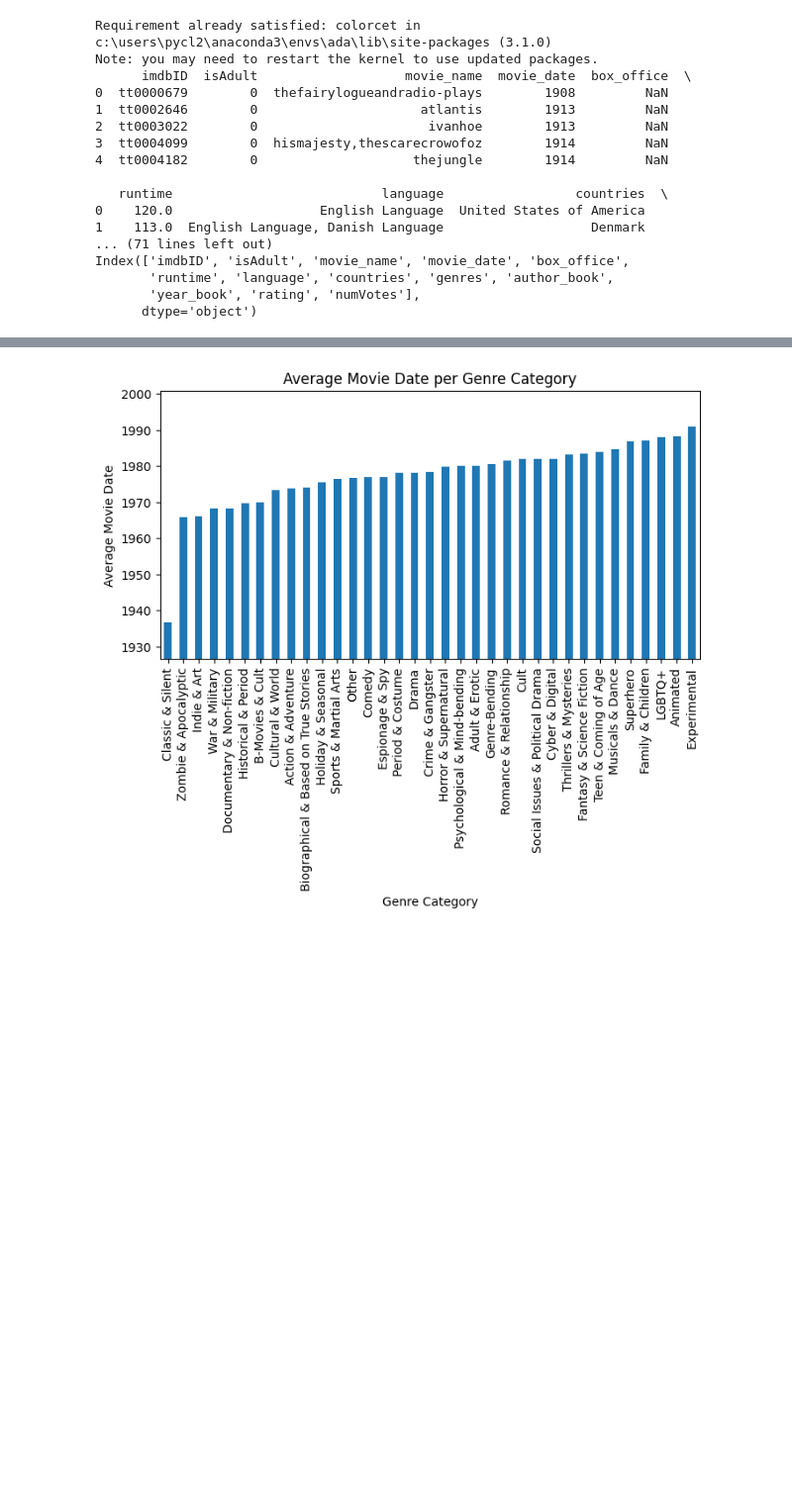
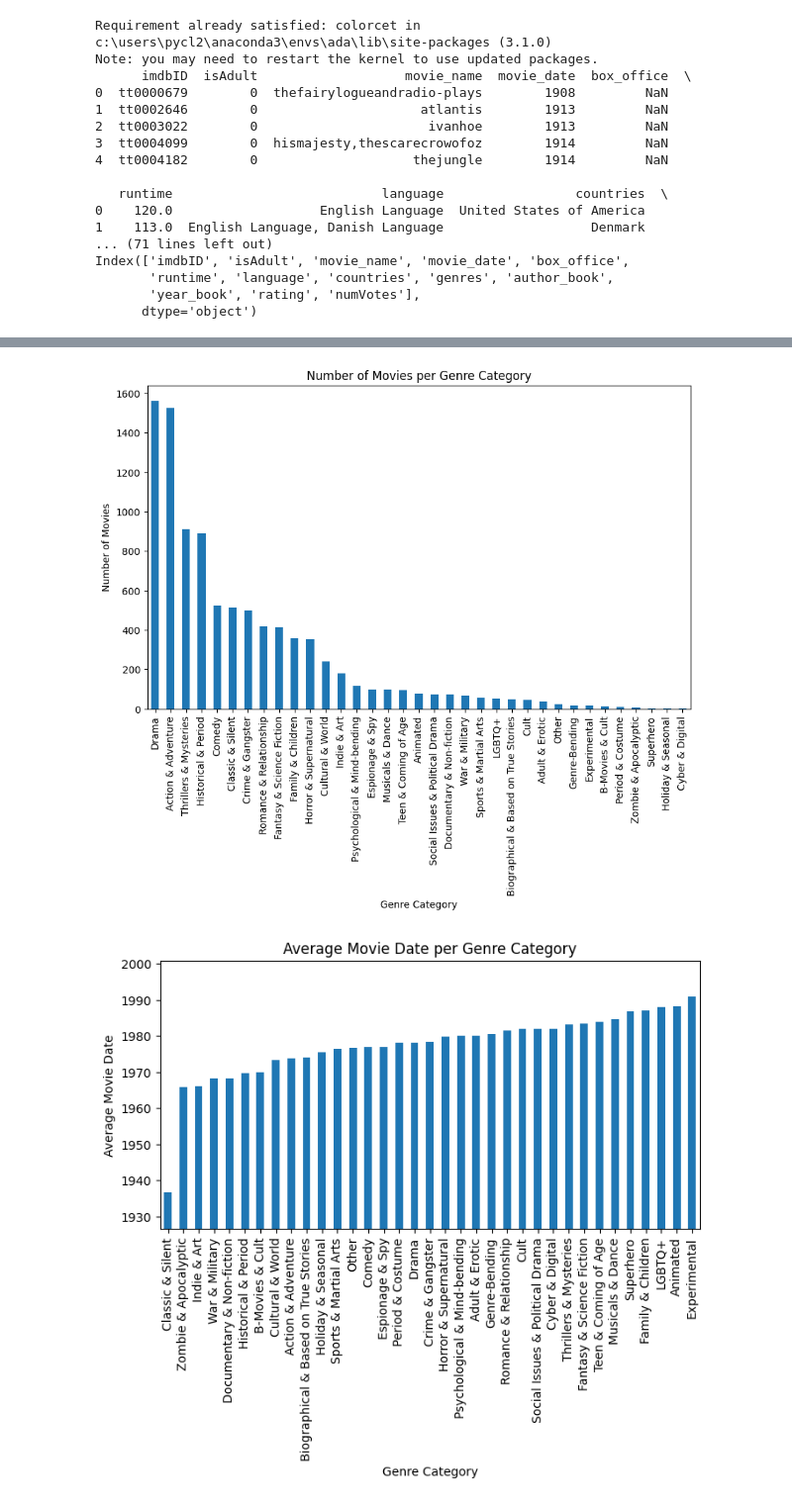
Before and after one commit to epfl-ada/ada-2024-project-padamalgame, a Jupyter notebook: results.ipynb, the cells around one changed output, grey strips where cells are left out. Shown at 99% size. Saved outputs shown, nothing was run; the diff lists cells and outputs as text; code cells hidden in the pictures; blank space fills up the shorter version.

```diff
--- a/results.ipynb
+++ b/results.ipynb
@@ -57,6 +75,23 @@ import json
 # Load the genre categories from a JSON file
 with open('data/genre_categories.json', 'r') as file:
     genre_categories = json.load(file)
+# %%
+# Map genres to categories
+df_genres_exploded['category'] = df_genres_exploded['genres'].map(lambda x: next((k for k, v in genre_categories.items() if x in v), 'Other'))
+
+# Count the number of movies in each genre category
+genre_category_counts = df_genres_exploded['category'].value_counts()
+
+# Plot the bar chart
+plt.figure(figsize=(10, 6))
+genre_category_counts.sort_values(ascending=False).plot(kind='bar')
+plt.title('Number of Movies per Genre Category')
+plt.xlabel('Genre Category')
+plt.ylabel('Number of Movies')
+plt.xticks(rotation=90)
+plt.show()
+# %% [output]
+[figure, added]
 # %%
 # Calculate the average movie date for each genre category
 average_movie_date = df_genres_exploded.groupby('genres')['movie_date'].mean()
```
Also changed, not shown: parts of 5 cells of this notebook, 4 other files.
